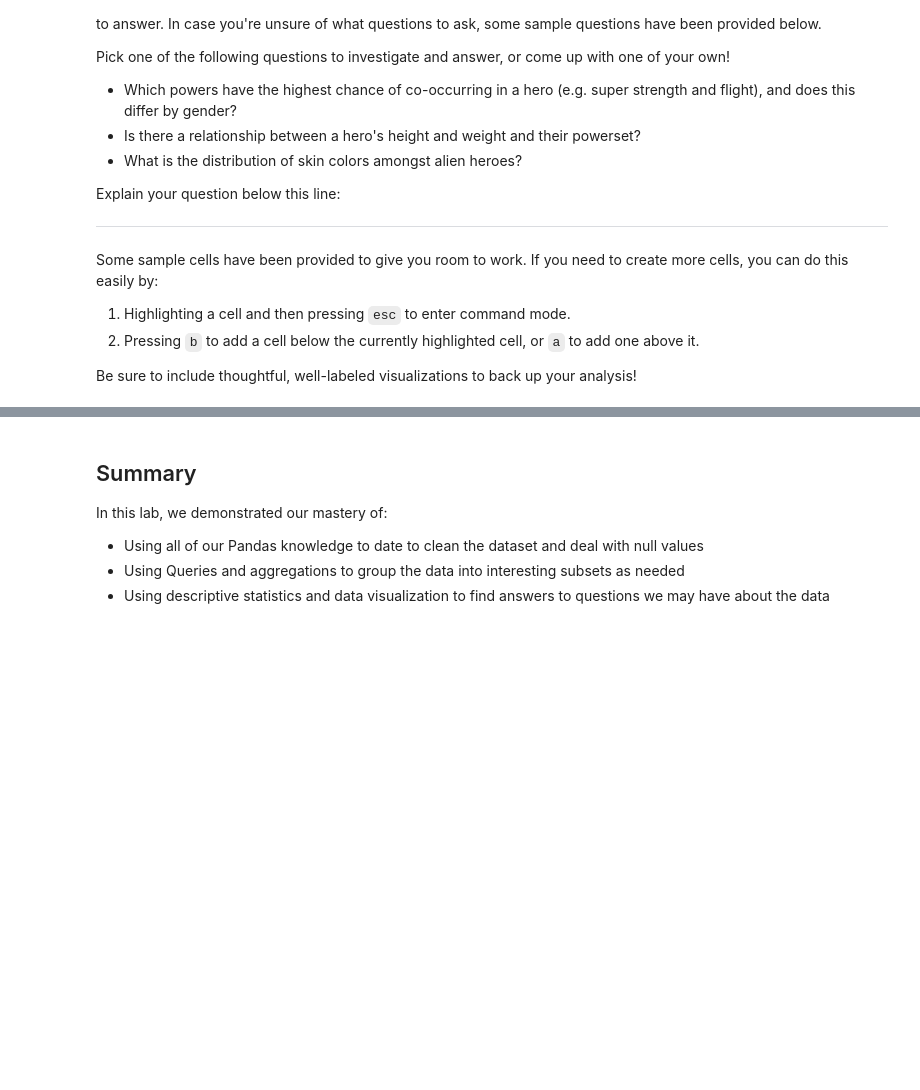
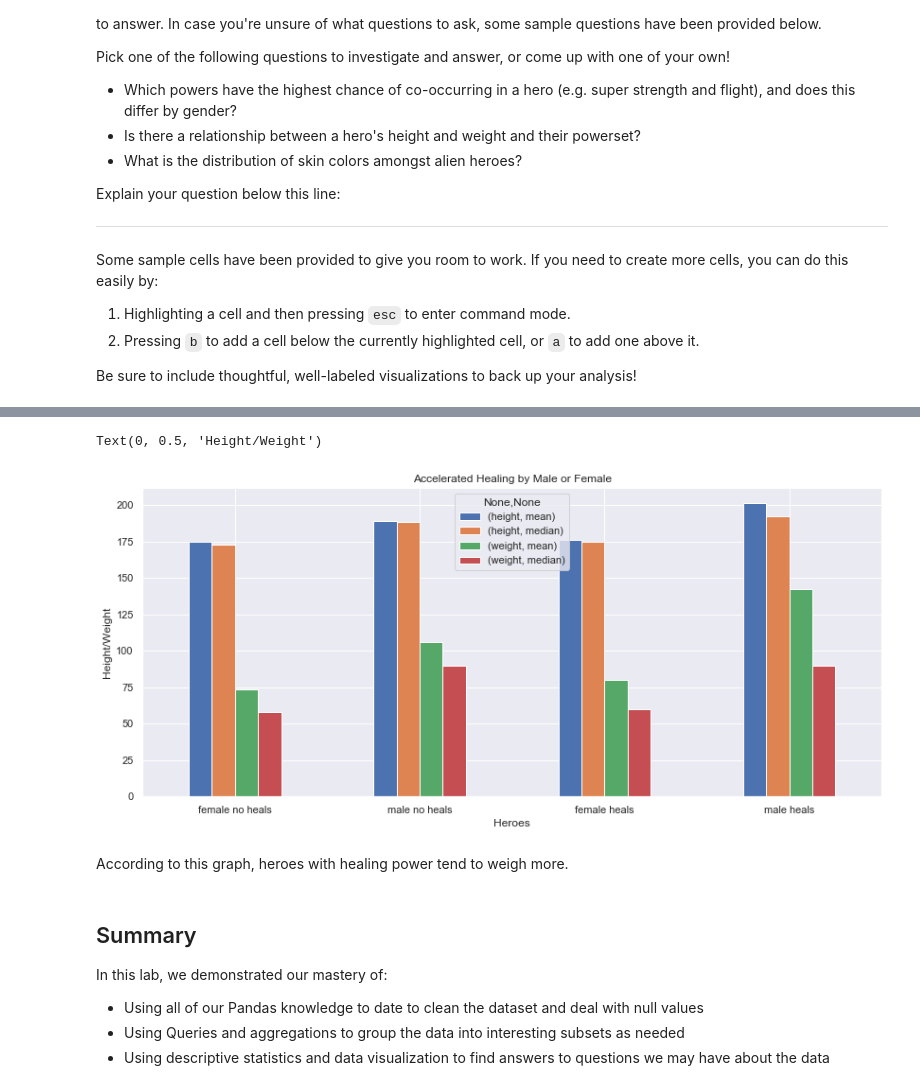
Before and after one commit to Jesse989/dsc-data-cleaning-project-onl01-dtsc-ft-030220, a Jupyter notebook: index.ipynb, the cells around one changed output, grey strips where cells are left out. Saved outputs shown, nothing was run; the diff lists cells and outputs as text; code cells hidden in the pictures; blank space fills up the shorter version.

```diff
--- a/index.ipynb
+++ b/index.ipynb
@@ -538,9 +535,6 @@ In the cell below:
 * Complete the `show_distplot()` function.  This helper function should take in a DataFrame, a string containing the gender we want to visualize, and the column name we want to visualize by gender. The function should display a distplot visualization from seaborn of the column/gender combination.
 
 Hint: Don't forget to check the [seaborn documentation for distplot](https://seaborn.pydata.org/generated/seaborn.distplot.html) if you have questions about how to use it correctly!
-# %%
-import seaborn as sns
-sns.set(style="darkgrid")
 # %%
 def show_distplot(dataframe, gender, column_name):
     sns.distplot(dataframe[column_name], axlabel=gender+' '+column_name)
@@ -731,0 +730,3 @@ Be sure to include thoughtful, well-labeled visualizations to back up your analy
+# %%
+healing_heroes = heroes_with_powers.groupby(['accelerated healing', 'gender']).agg(['mean', 'median']).reset_index()
+healing_heroes
@@ -732,3 +740,15 @@ Be sure to include thoughtful, well-labeled visualizations to back up your analy
+# %%
+ax = healing_heroes.plot.bar(figsize=(14, 6), rot='horizontal')
+
+ax.set_xticklabels(['female no heals', 'male no heals', 'female heals', 'male heals']);
+ax.set_title("Accelerated Healing by Male or Female");
+ax.set_xlabel("Heroes")
+ax.set_ylabel("Height/Weight")
+# %% [output]
+Text(0, 0.5, 'Height/Weight')
+[figure, added]
+# %% [markdown]
+According to this graph, heroes with healing power tend to weigh more.
 # %% [markdown]
 ## Summary
 
```
Also changed, not shown: parts of 8 cells of this notebook.
